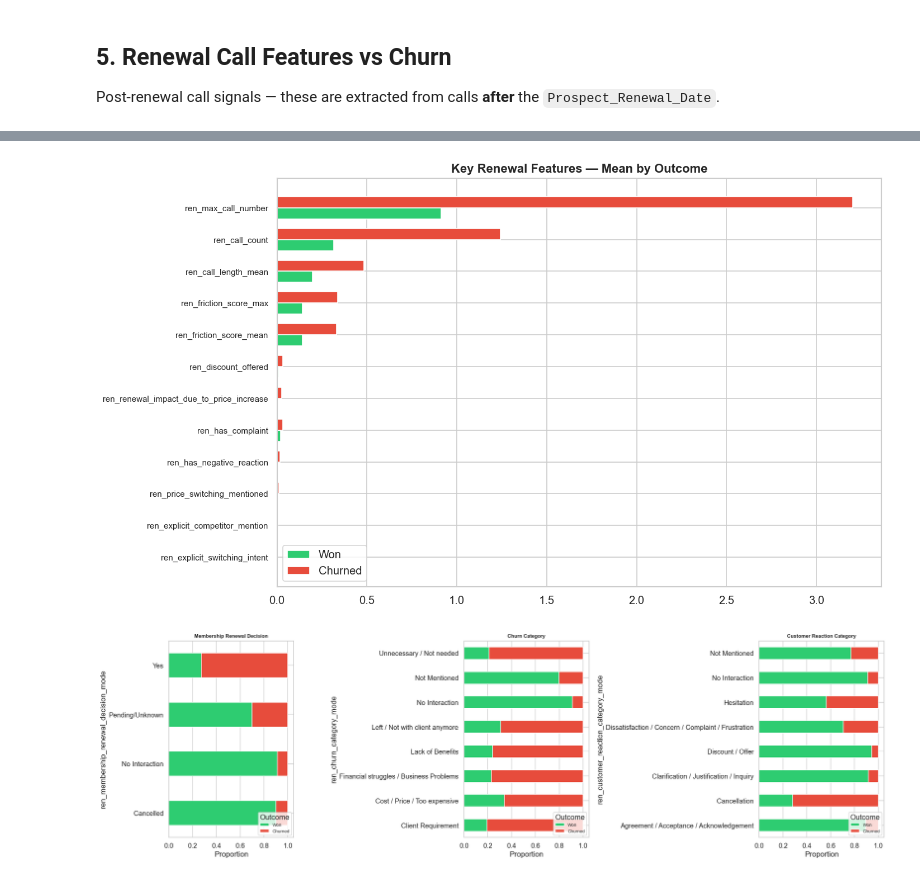
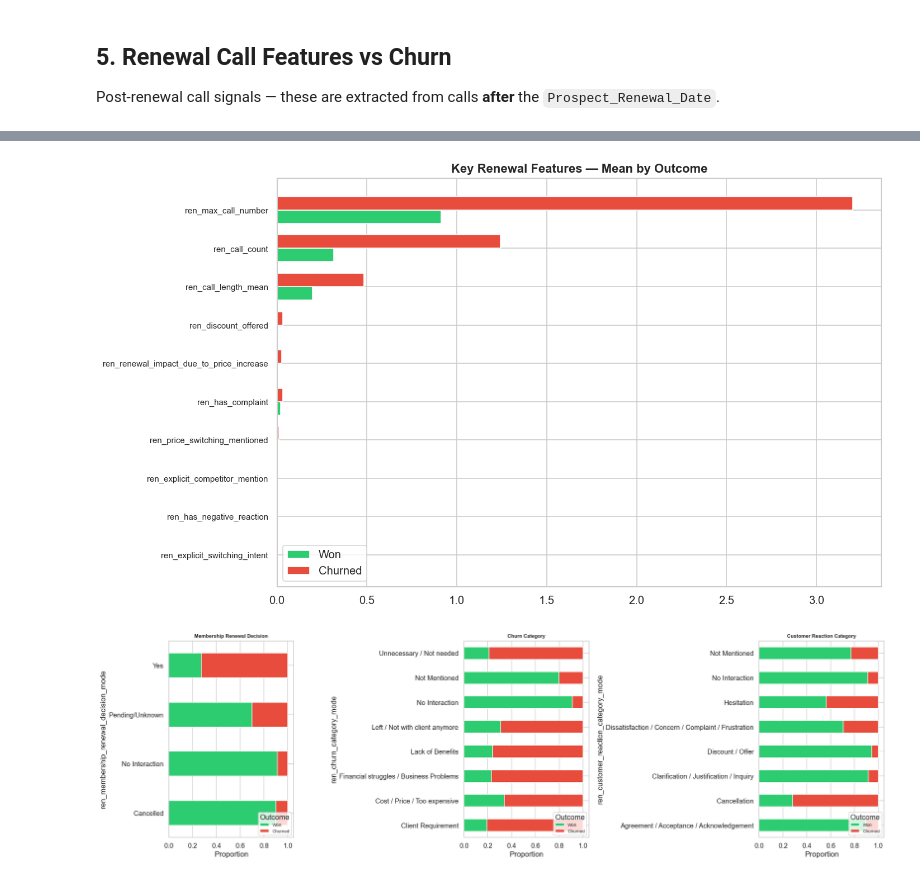
Before and after one commit to madhav16062004/Churn-Prediction-JMAN, a Jupyter notebook: notebooks/EDA/01_master_eda.ipynb, the cells around one changed output, grey strips where cells are left out. Cells and saved outputs as stored; diff of their text form; code cells hidden in the pictures.

```diff
--- a/notebooks/EDA/01_master_eda.ipynb
+++ b/notebooks/EDA/01_master_eda.ipynb
@@ -228,31 +228,31 @@ plt.show()
 # %%
 # Key renewal features comparison
 ren_key = [
-    "ren_call_count", "ren_max_call_number", "ren_friction_score_mean",
-    "ren_friction_score_max", "ren_call_length_mean",
+    "ren_call_count", "ren_max_call_number",
+     "ren_call_length_mean",
     "ren_renewal_impact_due_to_price_increase", "ren_discount_offered",
     "ren_has_complaint", "ren_has_negative_reaction",
     "ren_explicit_switching_intent", "ren_explicit_competitor_mention",
     "ren_price_switching_mentioned"
 ]
 
 means_ren = df_bin.groupby("Prospect_Outcome")[ren_key].mean().T
 means_ren["diff"] = means_ren["Churned"] - means_ren["Won"]
 means_ren = means_ren.sort_values("diff", ascending=True)
 
 fig, ax = plt.subplots(figsize=(12, 7))
 x = np.arange(len(means_ren))
 width = 0.35
 ax.barh(x - width/2, means_ren["Won"], width, label="Won", color="#2ecc71", edgecolor="white")
 ax.barh(x + width/2, means_ren["Churned"], width, label="Churned", color="#e74c3c", edgecolor="white")
 ax.set_yticks(x)
 ax.set_yticklabels(means_ren.index, fontsize=9)
 ax.set_title("Key Renewal Features — Mean by Outcome", fontweight="bold")
 ax.legend()
 plt.tight_layout()
 plt.show()
 # %% [output]
-[figure, old version]
+[figure, new version]
 # %%
 # Key categorical renewal features
 fig, axes = plt.subplots(1, 3, figsize=(20, 6))
```
Also changed, not shown: parts of 4 cells of this notebook, 10 other files.
